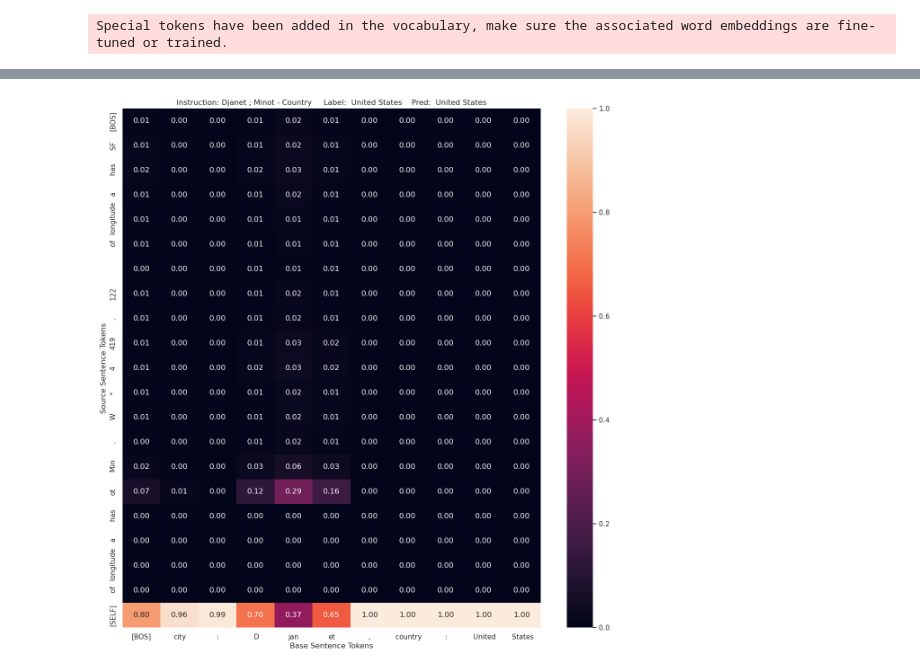
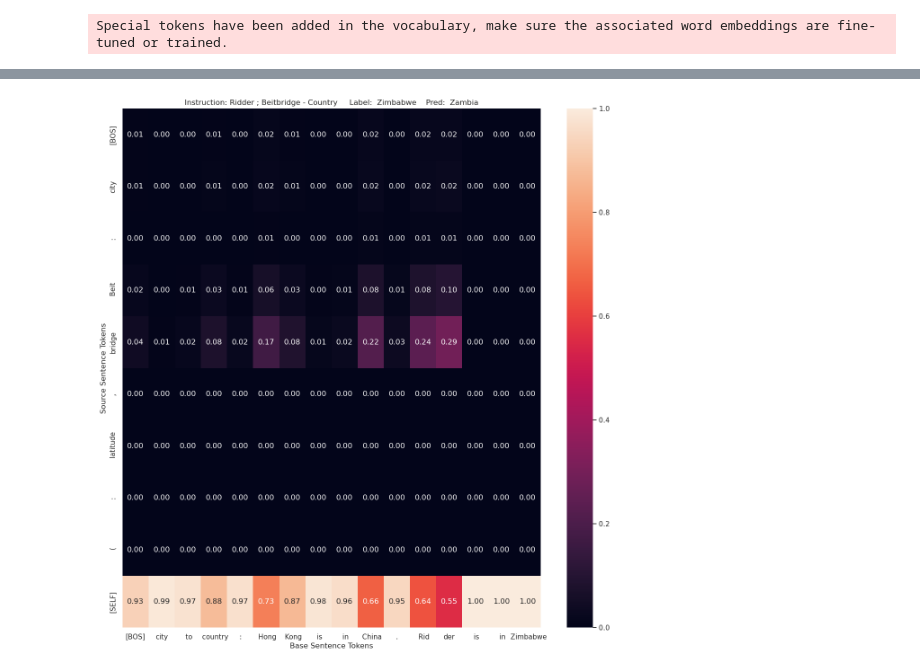
Before and after one commit to sidnb13/HyperDAS, a Jupyter notebook: inference.ipynb, the cells around one changed output, grey strips where cells are left out. Cells and saved outputs as stored; diff of their text form; code cells hidden in the pictures.

```diff
--- a/inference.ipynb
+++ b/inference.ipynb
@@ -58,13 +58,13 @@ hypernetwork.eval_accuracy(dataloader, inference_mode=None, eval_n_label_tokens=
 # %%
 # hypernetwork.interpretor.bidding_threshold = 0.2
 fig, ax = hypernetwork.plot_heatmap(
     dataloader,
-    idxs=101,
+    idxs=102,
     inference_mode=None,
     annot=True, batch_size=16,
     indicate_masked_tokens=False,
     digits=2,
 )
 # fig.savefig("in_context_learning_heatmap_3.pdf")
 # %% [output]
-[figure, old version]
+[figure, new version]
```
Also changed, not shown: 2 other files.
